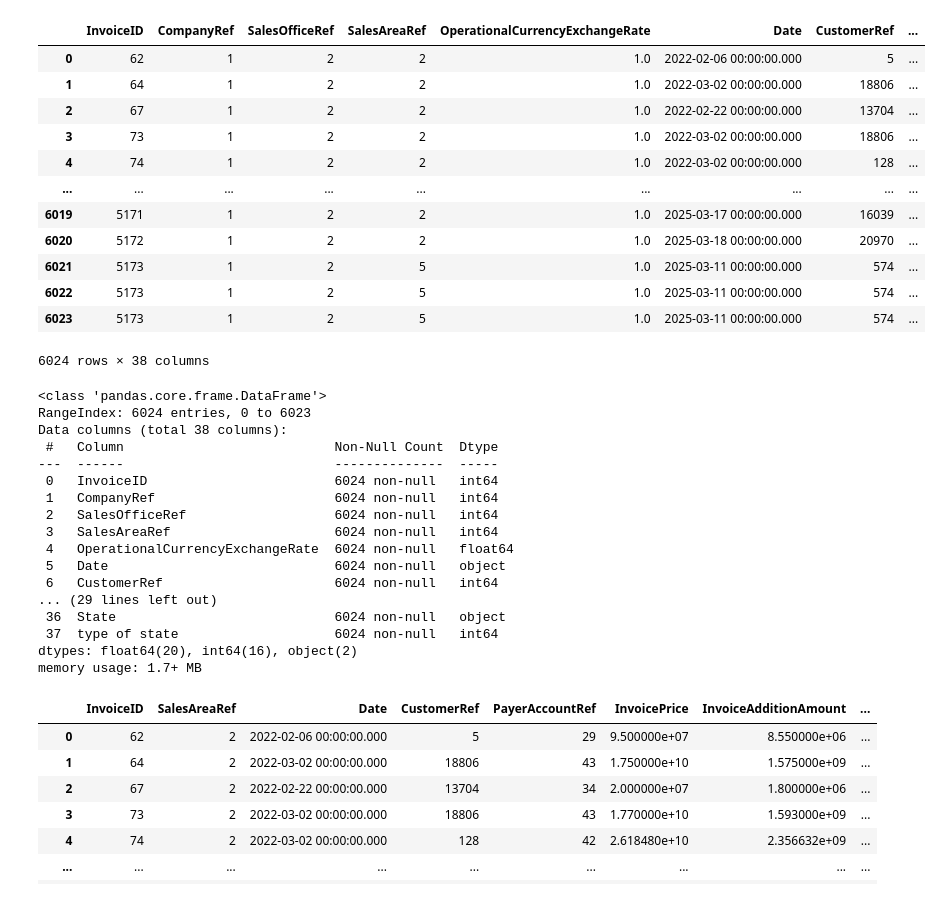
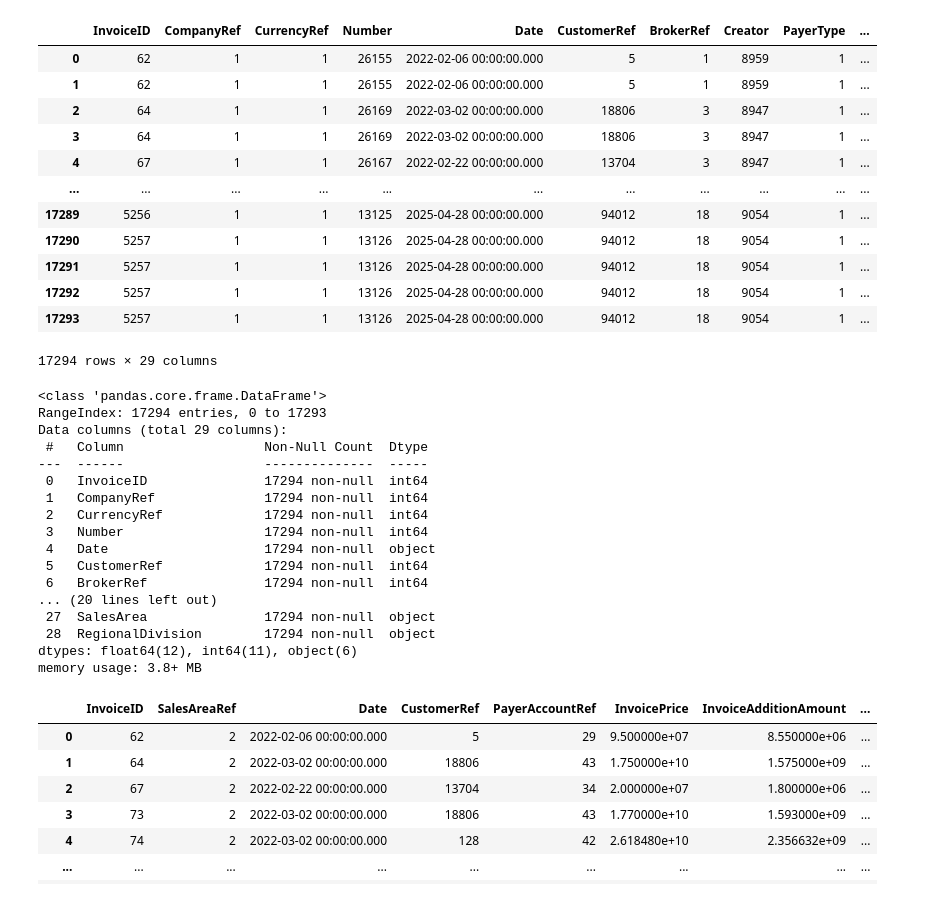
Before and after one commit to mahiiit79/SLSProject, a Jupyter notebook: sales.ipynb, the cells around one changed output. Saved outputs shown, nothing was run; the diff lists cells and outputs as text; code cells hidden in the pictures.

```diff
--- a/sales.ipynb
+++ b/sales.ipynb
@@ -1,42 +1,42 @@
 # %%
 import pandas as pd
 import numpy as np
-df = pd.read_excel('Data.xlsx')
+df = pd.read_excel('test.xlsx')
 df
 # %% [output]
-|  | InvoiceID | CompanyRef | SalesOfficeRef | SalesAreaRef | OperationalCurrencyExchangeRate | Date | CustomerRef | ... |
-| 0 | 62 | 1 | 2 | 2 | 1.0 | 2022-02-06 00:00:00.000 | 5 | ... |
-| 1 | 64 | 1 | 2 | 2 | 1.0 | 2022-03-02 00:00:00.000 | 18806 | ... |
-| 2 | 67 | 1 | 2 | 2 | 1.0 | 2022-02-22 00:00:00.000 | 13704 | ... |
-| 3 | 73 | 1 | 2 | 2 | 1.0 | 2022-03-02 00:00:00.000 | 18806 | ... |
-| 4 | 74 | 1 | 2 | 2 | 1.0 | 2022-03-02 00:00:00.000 | 128 | ... |
-| ... | ... | ... | ... | ... | ... | ... | ... | ... |
-| 6019 | 5171 | 1 | 2 | 2 | 1.0 | 2025-03-17 00:00:00.000 | 16039 | ... |
-| 6020 | 5172 | 1 | 2 | 2 | 1.0 | 2025-03-18 00:00:00.000 | 20970 | ... |
-| 6021 | 5173 | 1 | 2 | 5 | 1.0 | 2025-03-11 00:00:00.000 | 574 | ... |
-| 6022 | 5173 | 1 | 2 | 5 | 1.0 | 2025-03-11 00:00:00.000 | 574 | ... |
-| 6023 | 5173 | 1 | 2 | 5 | 1.0 | 2025-03-11 00:00:00.000 | 574 | ... |
+|  | InvoiceID | CompanyRef | CurrencyRef | Number | Date | CustomerRef | BrokerRef | Creator | PayerType | ... |
+| 0 | 62 | 1 | 1 | 26155 | 2022-02-06 00:00:00.000 | 5 | 1 | 8959 | 1 | ... |
+| 1 | 62 | 1 | 1 | 26155 | 2022-02-06 00:00:00.000 | 5 | 1 | 8959 | 1 | ... |
+| 2 | 64 | 1 | 1 | 26169 | 2022-03-02 00:00:00.000 | 18806 | 3 | 8947 | 1 | ... |
+| 3 | 64 | 1 | 1 | 26169 | 2022-03-02 00:00:00.000 | 18806 | 3 | 8947 | 1 | ... |
+| 4 | 67 | 1 | 1 | 26167 | 2022-02-22 00:00:00.000 | 13704 | 3 | 8947 | 1 | ... |
+| ... | ... | ... | ... | ... | ... | ... | ... | ... | ... | ... |
+| 17289 | 5256 | 1 | 1 | 13125 | 2025-04-28 00:00:00.000 | 94012 | 18 | 9054 | 1 | ... |
+| 17290 | 5257 | 1 | 1 | 13126 | 2025-04-28 00:00:00.000 | 94012 | 18 | 9054 | 1 | ... |
+| 17291 | 5257 | 1 | 1 | 13126 | 2025-04-28 00:00:00.000 | 94012 | 18 | 9054 | 1 | ... |
+| 17292 | 5257 | 1 | 1 | 13126 | 2025-04-28 00:00:00.000 | 94012 | 18 | 9054 | 1 | ... |
+| 17293 | 5257 | 1 | 1 | 13126 | 2025-04-28 00:00:00.000 | 94012 | 18 | 9054 | 1 | ... |
-6024 rows × 38 columns
+17294 rows × 29 columns
 # %%
 df.info()
 # %% [output]
 <class 'pandas.core.frame.DataFrame'>
-RangeIndex: 6024 entries, 0 to 6023
-Data columns (total 38 columns):
- #   Column                           Non-Null Count  Dtype
----  ------                           --------------  -----
- 0   InvoiceID                        6024 non-null   int64
- 1   CompanyRef                       6024 non-null   int64
- 2   SalesOfficeRef                   6024 non-null   int64
- 3   SalesAreaRef                     6024 non-null   int64
- 4   OperationalCurrencyExchangeRate  6024 non-null   float64
- 5   Date                             6024 non-null   object
- 6   CustomerRef                      6024 non-null   int64
-... (29 lines left out)
- 36  State                            6024 non-null   object
- 37  type of state                    6024 non-null   int64
-dtypes: float64(20), int64(16), object(2)
-memory usage: 1.7+ MB
+RangeIndex: 17294 entries, 0 to 17293
+Data columns (total 29 columns):
+ #   Column                  Non-Null Count  Dtype
+---  ------                  --------------  -----
+ 0   InvoiceID               17294 non-null  int64
+ 1   CompanyRef              17294 non-null  int64
+ 2   CurrencyRef             17294 non-null  int64
+ 3   Number                  17294 non-null  int64
+ 4   Date                    17294 non-null  object
+ 5   CustomerRef             17294 non-null  int64
+ 6   BrokerRef               17294 non-null  int64
+... (20 lines left out)
+ 27  SalesArea               17294 non-null  object
+ 28  RegionalDivision        17294 non-null  object
+dtypes: float64(12), int64(11), object(6)
+memory usage: 3.8+ MB
 # %%
 columns = ['CompanyRef', 'SalesOfficeRef', 'OperationalCurrencyExchangeRate', 'RecipientRef', 'Status', 'InvoiceRef', 'PriceBaseFee', 'MajorUnitInitialQuantity', 'MajorUnitQuantity', 'InitialQuantity', 'ProductUnitRef', 'PriceBaseUnitRef', 'ProductPackItemRef', 'ParentRef', 'HasReservation', 'BatchRef']
 df.drop(columns=columns, inplace=True)
```
Also changed, not shown: parts of 2 cells of this notebook, 1 other file.
